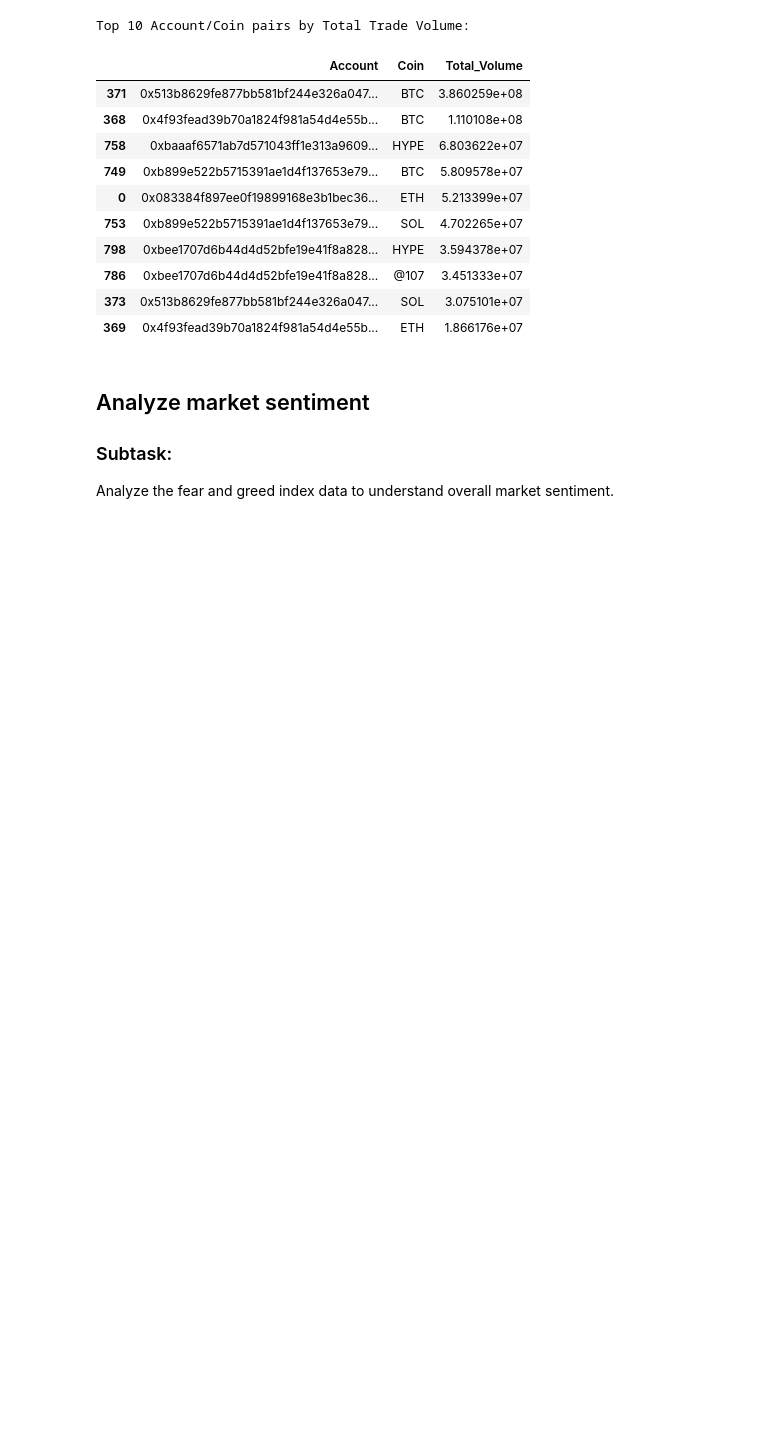
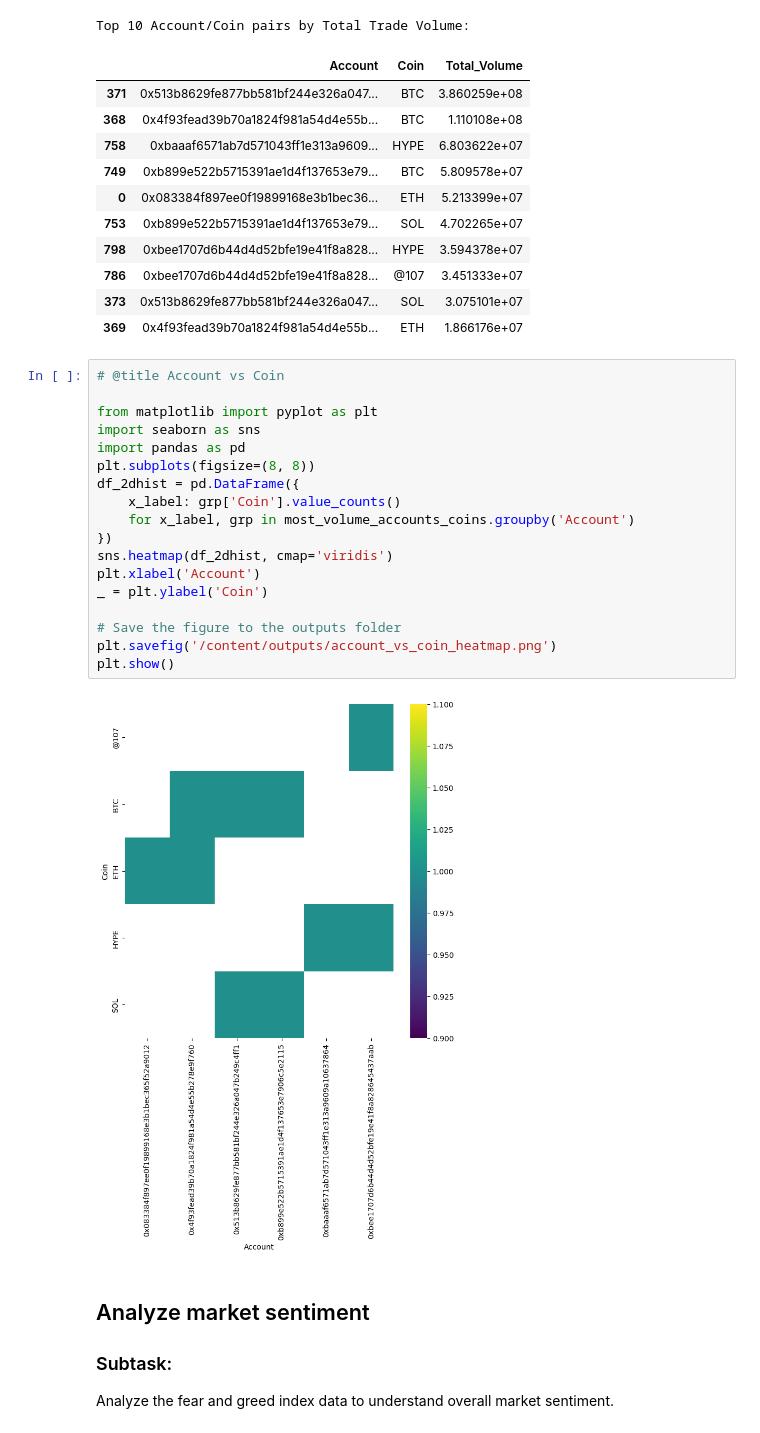
Before and after one commit to Aparna200504/ds_aparna_prasad, a Jupyter notebook: notebook_1.ipynb, the cells around one changed output. Drawn from its saved outputs; the diff is of its cells as text; blank space fills up the shorter version.

```diff
--- a/notebook_1.ipynb
+++ b/notebook_1.ipynb
@@ -255,6 +255,26 @@ Top 10 Account/Coin pairs by Total Trade Volume:
 | 786 | 0xbee1707d6b44d4d52bfe19e41f8a828... | @107 | 3.451333e+07 |
 | 373 | 0x513b8629fe877bb581bf244e326a047... | SOL | 3.075101e+07 |
 | 369 | 0x4f93fead39b70a1824f981a54d4e55b... | ETH | 1.866176e+07 |
+# %%
+# @title Account vs Coin
+
+from matplotlib import pyplot as plt
+import seaborn as sns
+import pandas as pd
+plt.subplots(figsize=(8, 8))
+df_2dhist = pd.DataFrame({
+    x_label: grp['Coin'].value_counts()
+    for x_label, grp in most_volume_accounts_coins.groupby('Account')
+})
+sns.heatmap(df_2dhist, cmap='viridis')
+plt.xlabel('Account')
+_ = plt.ylabel('Coin')
+
+# Save the figure to the outputs folder
+plt.savefig('/content/outputs/account_vs_coin_heatmap.png')
+plt.show()
+# %% [output]
+[figure, added]
 # %% [markdown]
 ## Analyze market sentiment
 
```
Also changed, not shown: parts of 1 cell of this notebook.
